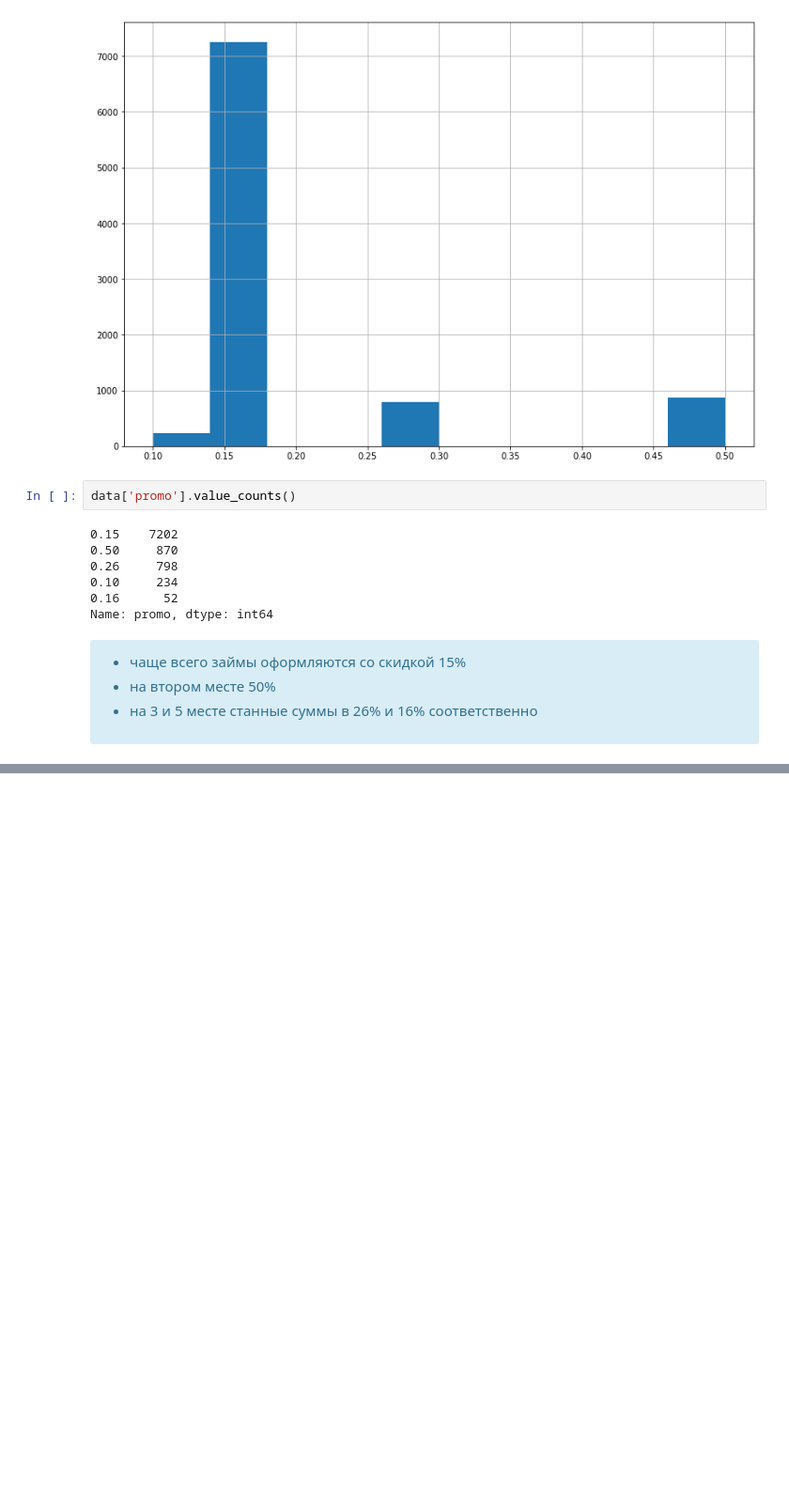
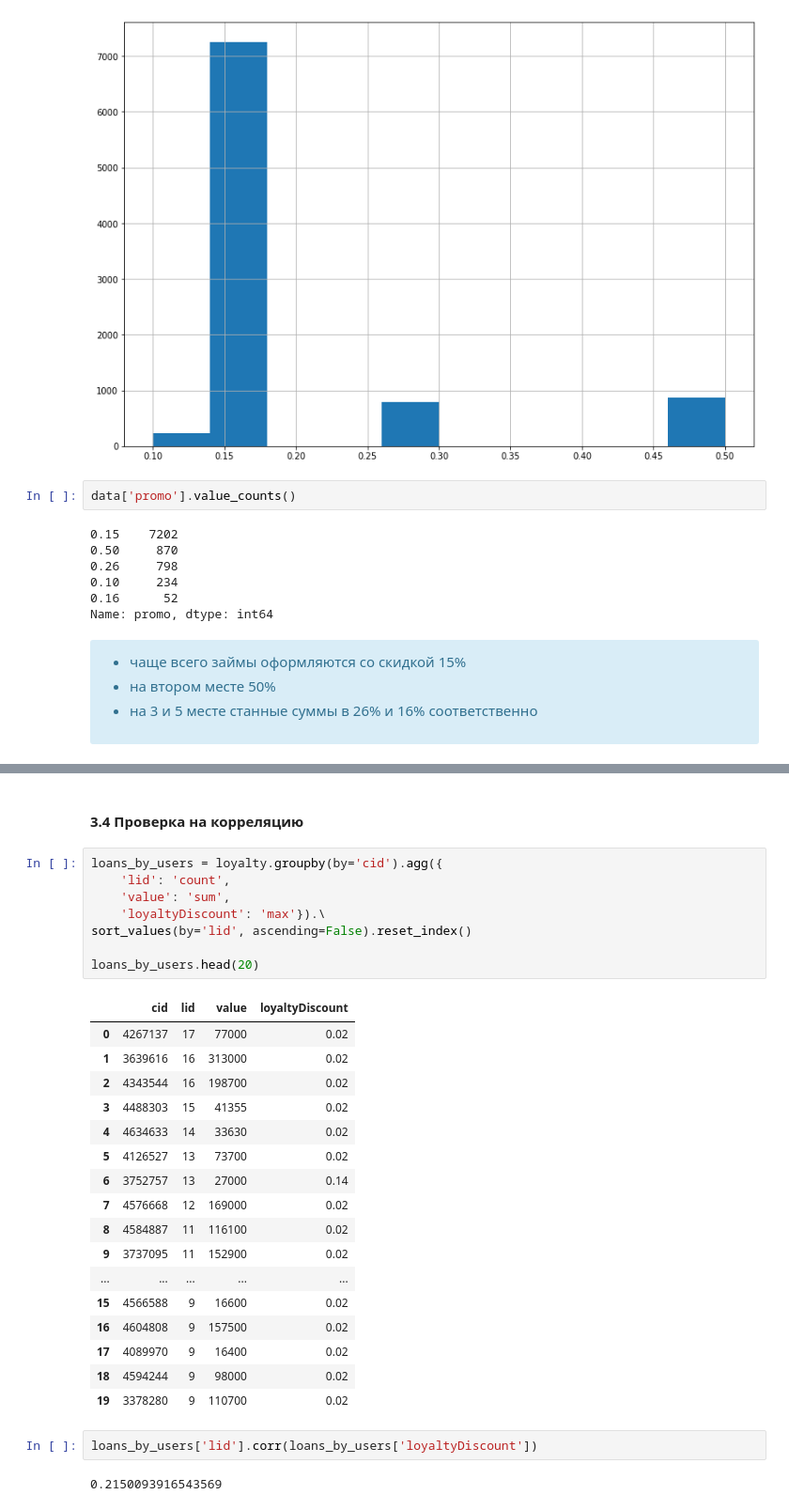
Before and after one commit to g0vn0c0d3r/da, a Jupyter notebook: LIME/loyalty_program.ipynb, the cells around one changed output, grey strips where cells are left out. Shown at 94% size. Saved outputs shown, nothing was run; the diff lists cells and outputs as text; blank space fills up the shorter version.

```diff
--- a/LIME/loyalty_program.ipynb
+++ b/LIME/loyalty_program.ipynb
@@ -146,0 +314,32 @@ promo.head()
+# %% [markdown]
+#### 3.4 Проверка на корреляцию
+# %%
+loans_by_users = loyalty.groupby(by='cid').agg({
+    'lid': 'count',
+    'value': 'sum',
+    'loyaltyDiscount': 'max'}).\
+sort_values(by='lid', ascending=False).reset_index()
+
+loans_by_users.head(20)
+# %% [output]
+|  | cid | lid | value | loyaltyDiscount |
+| 0 | 4267137 | 17 | 77000 | 0.02 |
+| 1 | 3639616 | 16 | 313000 | 0.02 |
+| 2 | 4343544 | 16 | 198700 | 0.02 |
+| 3 | 4488303 | 15 | 41355 | 0.02 |
+| 4 | 4634633 | 14 | 33630 | 0.02 |
+| 5 | 4126527 | 13 | 73700 | 0.02 |
+| 6 | 3752757 | 13 | 27000 | 0.14 |
+| 7 | 4576668 | 12 | 169000 | 0.02 |
+| 8 | 4584887 | 11 | 116100 | 0.02 |
+| 9 | 3737095 | 11 | 152900 | 0.02 |
+| ... | ... | ... | ... | ... |
+| 15 | 4566588 | 9 | 16600 | 0.02 |
+| 16 | 4604808 | 9 | 157500 | 0.02 |
+| 17 | 4089970 | 9 | 16400 | 0.02 |
+| 18 | 4594244 | 9 | 98000 | 0.02 |
+| 19 | 3378280 | 9 | 110700 | 0.02 |
+# %%
+loans_by_users['lid'].corr(loans_by_users['loyaltyDiscount'])
+# %% [output]
+0.2150093916543569
```
Also changed, not shown: parts of 32 cells of this notebook, 1 other file.
